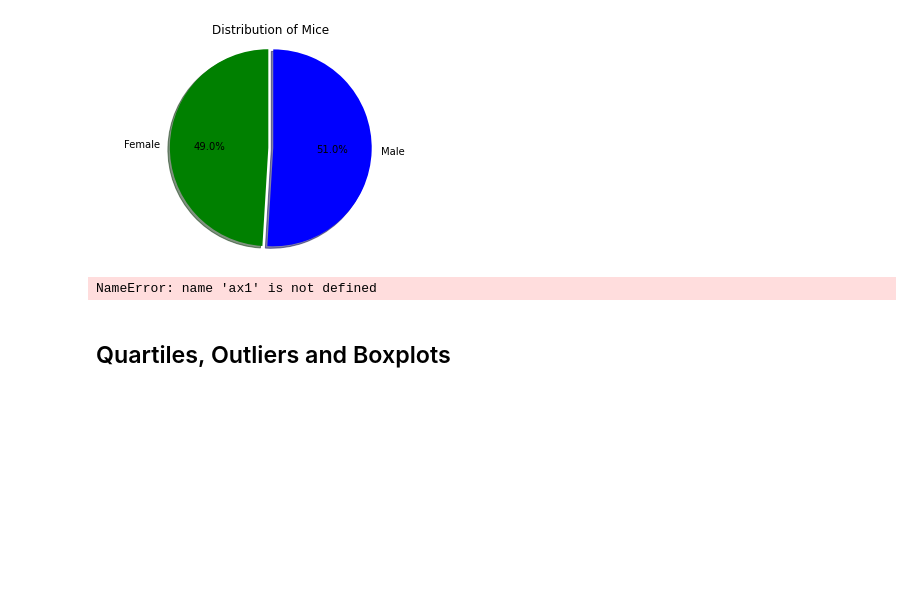
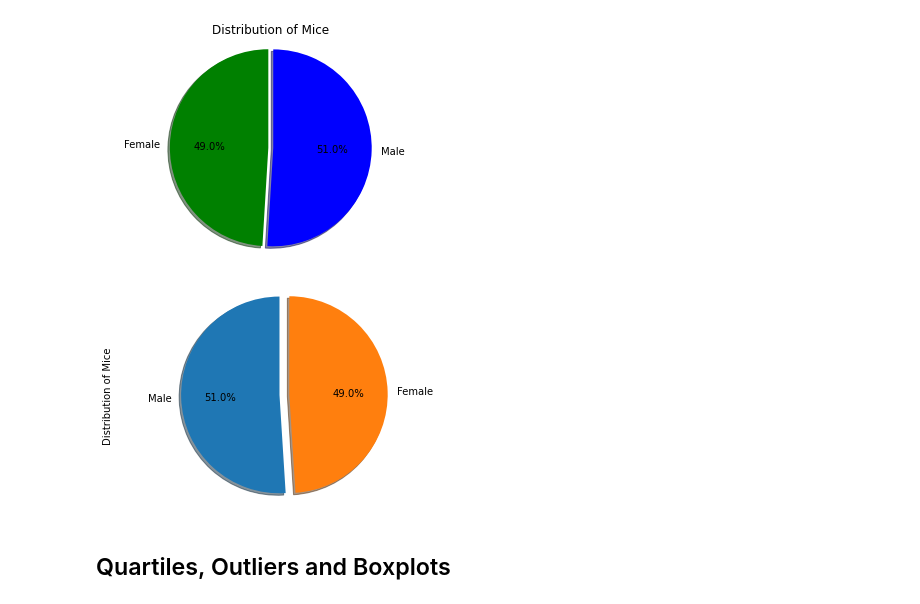
Before and after one commit to AmyP93/Matplotlib---Power-of-Plots, a Jupyter notebook: pymaceuticals_starter.ipynb, the cells around one changed output. Cells and saved outputs as stored; diff of their text form; code cells hidden in the pictures; blank space fills up the shorter version.

```diff
--- a/pymaceuticals_starter.ipynb
+++ b/pymaceuticals_starter.ipynb
@@ -283,21 +270,18 @@ plt.show()
 # %%
 # Generate a pie plot showing the distribution of female versus male mice
 # .pyplot
 
 labels = 'Male', 'Female'
 sizes = [51, 49]
 explode = (0, 0.1)
-
-ax1.set_title("Distribution of Mice") #doesn't work?
-
 fig1, ax1 = plt.subplots()
 ax1.pie(sizes, explode=explode, labels=labels, autopct='%1.1f%%',
     shadow=True, startangle=90)
-ax1.axis('equal')  # Equal aspect ratio ensures that pie is drawn as a circle.
-
+plt.ylabel("Distribution of Mice")
+ax1.axis('equal')
 plt.show()
 # %% [output]
-NameError: name 'ax1' is not defined
+[figure, added]
 # %% [markdown]
 ## Quartiles, Outliers and Boxplots
 # %%
```
Also changed, not shown: parts of 24 cells of this notebook, 6 other files.
